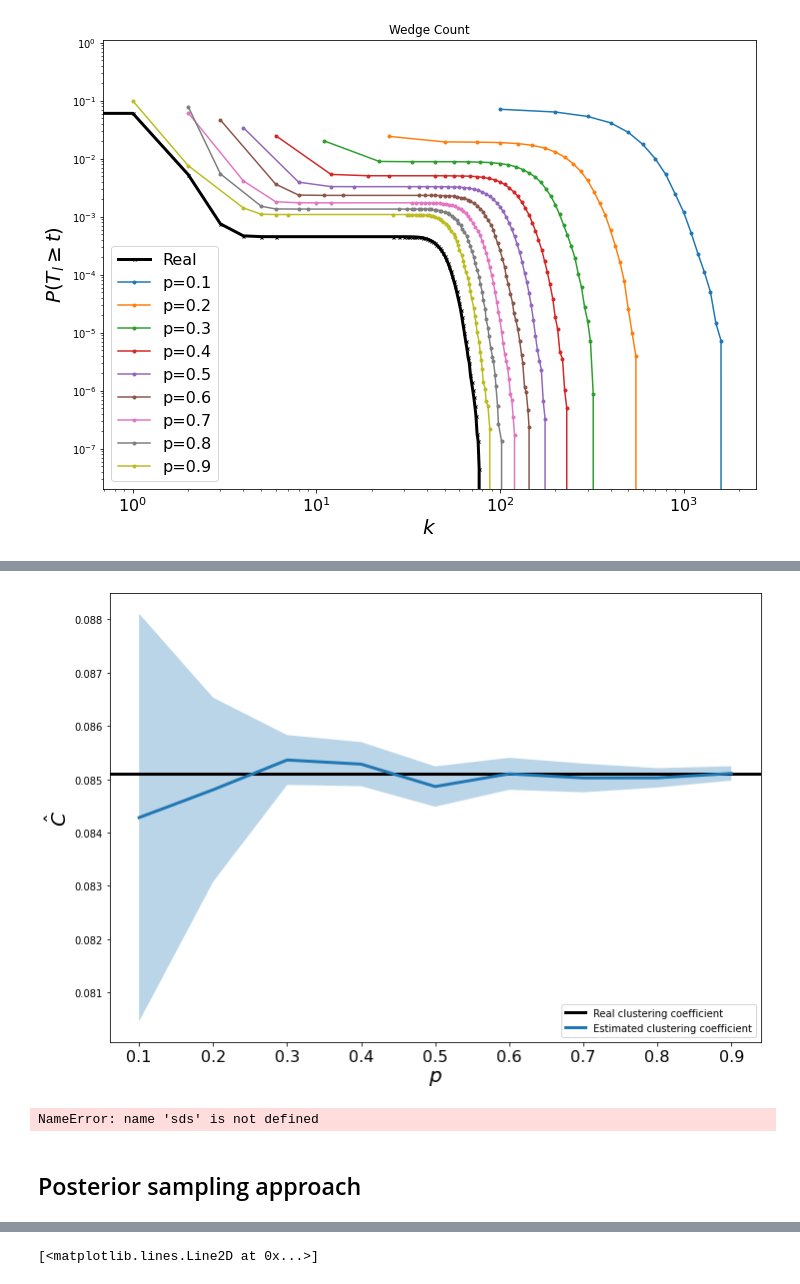
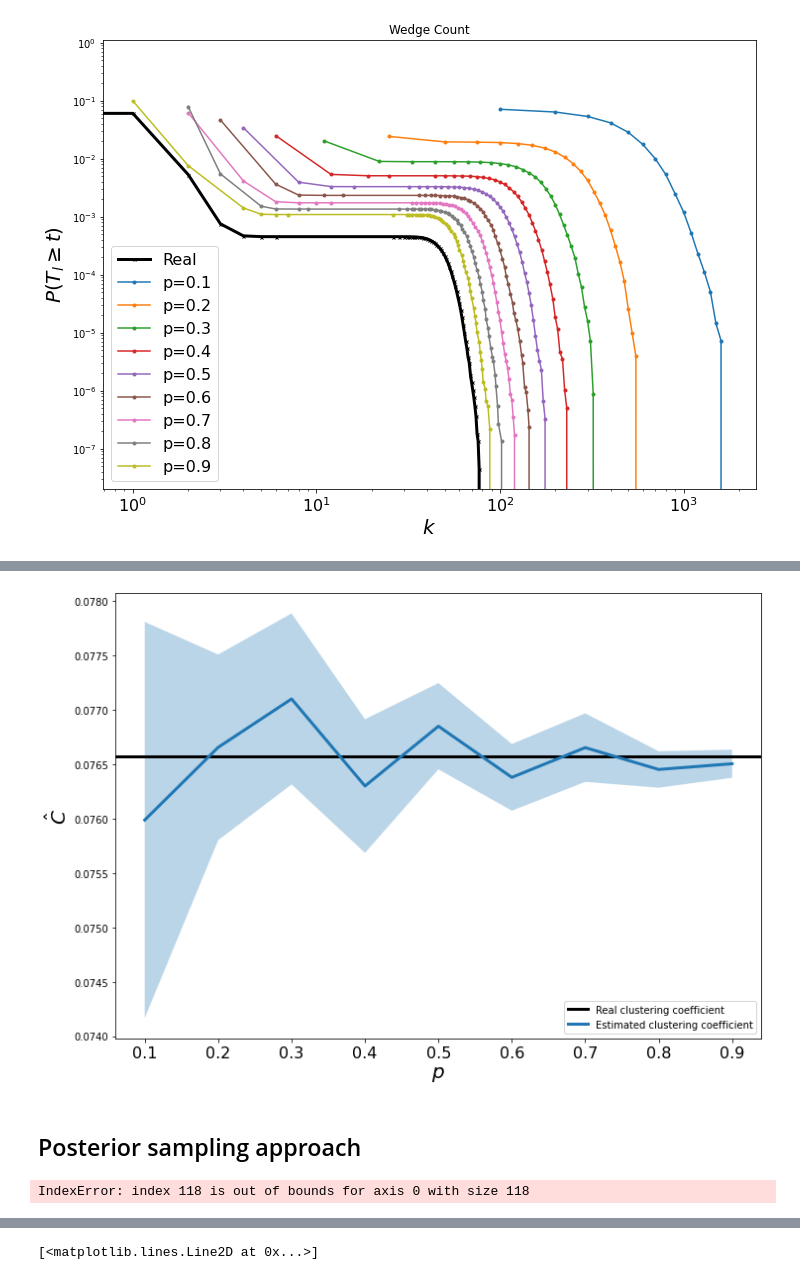
Before and after one commit to narnolddd/sample-nets, a Jupyter notebook: DegreeDistribution.ipynb, the cells around one changed output, grey strips where cells are left out. Cells and saved outputs as stored; diff of their text form; code cells hidden in the pictures.

```diff
--- a/DegreeDistribution.ipynb
+++ b/DegreeDistribution.ipynb
@@ -247,7 +247,7 @@ plt.show()
 10771869
 [figure]
 # %%
-fname="/Users/narnolddd/CODE/FETA/FETA3/data/facebook.dat"
+fname="/Users/narnolddd/CODE/FETA/FETA3/data/sx_reordered.txt"
 net = pd.read_csv(fname,sep=" ",names=["source","target","t"])
 net = net.drop(["t"], axis=1)
 G = nx.from_pandas_edgelist(net)
@@ -260,8 +260,9 @@ experiments = 10
 guesses = np.zeros((experiments, len(prange)))
 cc_guesses=np.zeros((experiments, len(prange)))
 for ex in range(experiments):
+    print(ex+1)
     H = [edge_sample(G,p) for p in prange]
     tc_estimate = np.array(list(map(lambda x: tot_tri_estimate(H[x],prange[x]),range(9))))
     guesses[ex,:] = tc_estimate
     wc_estimate = np.array(list(map(lambda x: MME_wedge(H[x],prange[x]),range(9))))
-    cc_guesses[ex,:] = tc_estimate*3.0/wc_estimate
+    cc_guesses[ex,:] = tc_estimate/wc_estimate
@@ -268,27 +280,25 @@ for ex in range(experiments):
-# %%
-cc_guesses/=3.0
 # %%
 fig, ax = setup_axes('$p$','$\\hat{C}$','linear','linear')
 
 tc = edge_triangle_count(G)
 wc = wedge_count(G)
 ax.axhline(sum(tc)/wc, color="black", linewidth=3,label="Real clustering coefficient")
 
 means = np.mean(cc_guesses,axis=0)
 stds = np.std(cc_guesses,axis=0)
 
 df = pd.DataFrame(cc_guesses)
-df.to_csv("fb_cluster.csv")
+df.to_csv("sx_cluster.csv")
 means = np.mean(cc_guesses,axis=0)
 stds = np.std(cc_guesses,axis=0)
 
 ax.plot(prange,means,label="Estimated clustering coefficient",linewidth=3)
 ax.fill_between(prange,means-0.5*stds,means+0.5*stds,alpha=0.3)
 plt.legend(loc = "lower right")
-plt.savefig("fb_clustering.pdf")
+plt.savefig("sx_clustering.pdf")
 plt.show()
 # %% [output]
-[figure, old version]
+[figure, new version]
 # %%
 def total_triangle_experiment(G, experiments, fname):
     tc = edge_triangle_count(G)
@@ -310,12 +320,6 @@ def total_triangle_experiment(G, experiments, fname):
     stds = np.std(guesses,axis=0)
 
     return means, sds
-# %%
-G = nx.barabasi_albert_graph(10000,3)
-
-means, sds = total_triangle_experiment(G,10,"BAtest.csv")
-# %% [output]
-NameError: name 'sds' is not defined
 # %% [markdown]
 ## Posterior sampling approach
 # %%
@@ -368,3 +378,12 @@ deg_sequence = [degree_posterior_exp(kp,max(degrees),freqs,p) for kp in degrees]
+# %%
+prior = np.zeros(int(max(deg_sequence))+1)
+for d in deg_sequence:
+    prior[int(d)]+=1.0
+prior/=sum(prior)
+
+deg_sequence = [degree_posterior_exp(kp,max(mme_degrees),prior,observed,p) for kp in degrees]
+# %% [output]
+IndexError: index 118 is out of bounds for axis 0 with size 118
 # %%
 fig, ax = setup_axes('$k$','$P(K\\geq k)$','log','log')
 
```
Also changed, not shown: parts of 10 cells of this notebook, 4 other files.
